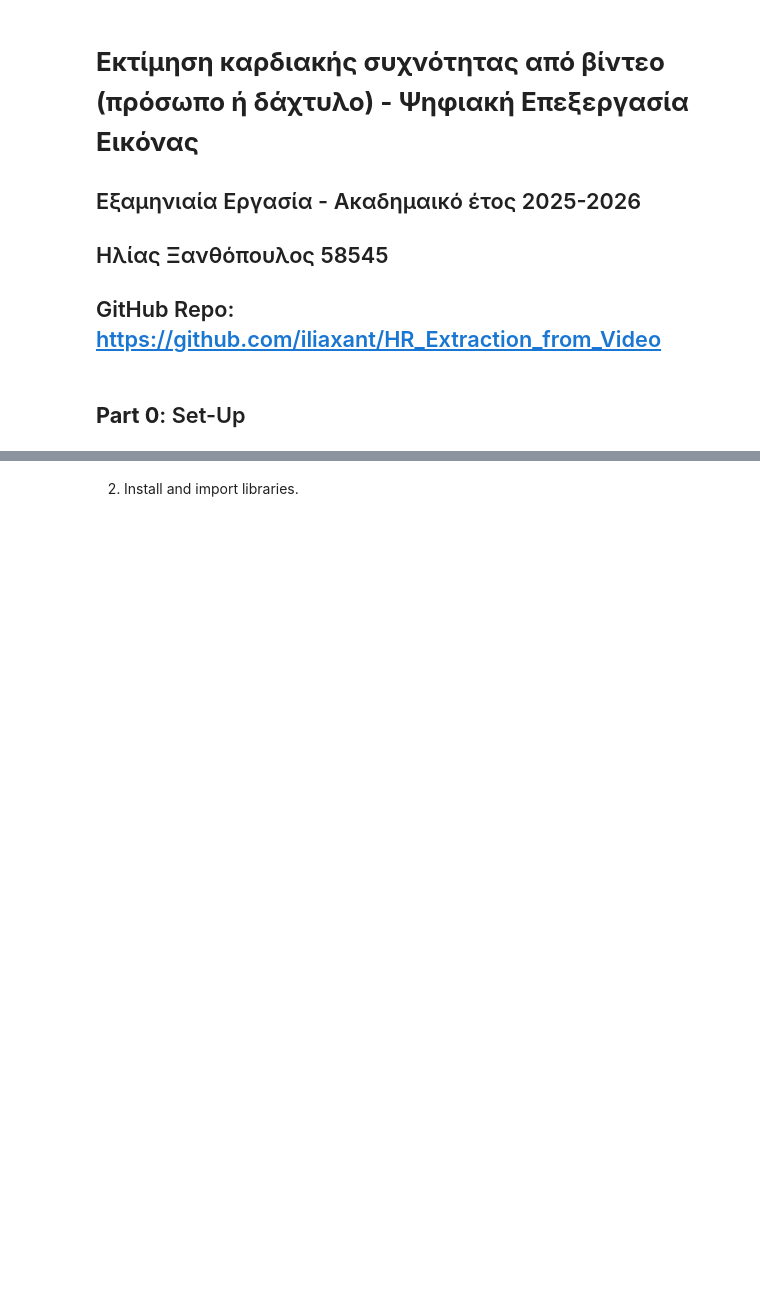
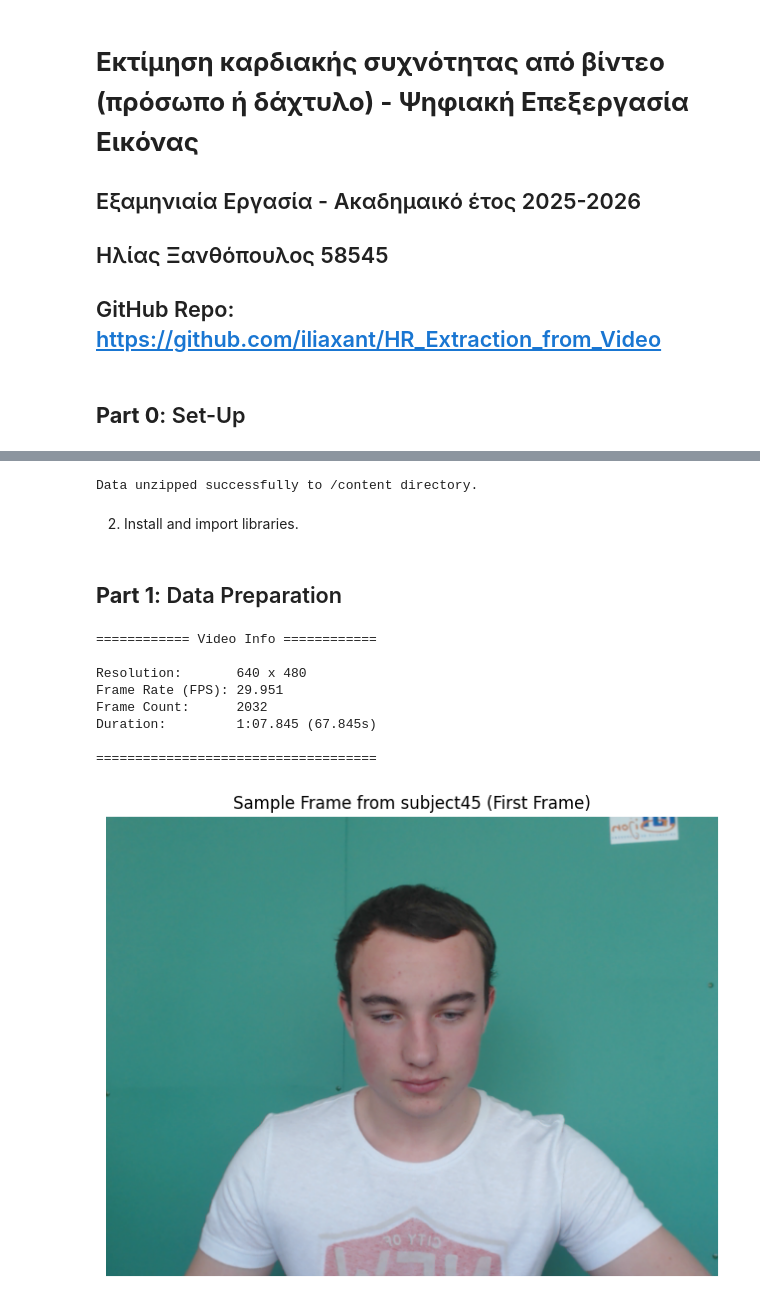
Before and after one commit to iliaxant/HR_Extraction_from_Video, a Jupyter notebook: HR_Extraction_from_Video.ipynb, the cells around one changed output, grey strips where cells are left out. Drawn from its saved outputs; the diff is of its cells as text; code cells hidden in the pictures; blank space fills up the shorter version.

Commit message:
[add] Part 0 and 1 completed

```diff
--- a/HR_Extraction_from_Video.ipynb
+++ b/HR_Extraction_from_Video.ipynb
@@ -30,2 +21,15 @@ print("Images copied successfully to /content directory.")
+# %%
+import zipfile
+
+# Subject 2, 6, 7, 19, 21, 28 and 29 data not available either due to data share
+# disagreement or due to technical issues
+zip_path = '/content/drive/MyDrive/DIP/HR_extraction/subject45.zip'
+zip_ref = zipfile.ZipFile(zip_path, 'r')
+zip_ref.extractall('/content')
+zip_ref.close()
+
+print("Data unzipped successfully to /content directory.")
+# %% [output]
+Data unzipped successfully to /content directory.
 # %% [markdown]
 2) Install and import libraries.
@@ -31,0 +45,57 @@ print("Images copied successfully to /content directory.")
+# %% [markdown]
+## **Part 1**: Data Preparation
+# %%
+# Input subject num
+# ----------------------
+num = '45'
+# ----------------------
+
+subject_path = f'/content/subject{num}'
+video_path = os.path.join(subject_path, 'vid.avi')
+gt_path = os.path.join(subject_path, 'ground_truth.txt')
+
+
+cap = cv2.VideoCapture(video_path)
+
+ret, frame_bgr = cap.read()
+
+frame_count = int(cap.get(cv2.CAP_PROP_FRAME_COUNT))
+fps = cap.get(cv2.CAP_PROP_FPS)
+width = int(cap.get(cv2.CAP_PROP_FRAME_WIDTH))
+height = int(cap.get(cv2.CAP_PROP_FRAME_HEIGHT))
+video_duration_secs = frame_count / fps
+
+cap.release()
+
+frame_rgb = cv2.cvtColor(frame_bgr, cv2.COLOR_BGR2RGB)
+
+minutes = int(video_duration_secs // 60)
+seconds = int(video_duration_secs % 60)
+milliseconds = round((video_duration_secs - int(video_duration_secs)) * 1000)
+
+video_duration_full_time = f"{minutes}:{seconds:02d}.{milliseconds:03d}"
+
+print("============ Video Info ============\n")
+
+print(f"Resolution:       {width} x {height}")
+print(f"Frame Rate (FPS): {fps:.3f}")
+print(f"Frame Count:      {frame_count}")
+print(f"Duration:         {video_duration_full_time} ({video_duration_secs:.3f}s)\n")
+
+print("====================================\n")
+
+plt.figure(figsize=(8, 6))
+plt.imshow(frame_rgb)
+plt.title(f"Sample Frame from subject{num} (First Frame)")
+plt.axis('off')
+plt.show()
+# %% [output]
+============ Video Info ============
+
+Resolution:       640 x 480
+Frame Rate (FPS): 29.951
+Frame Count:      2032
+Duration:         1:07.845 (67.845s)
+
+====================================
+[figure, added]
```
Also changed, not shown: parts of 5 cells of this notebook.
